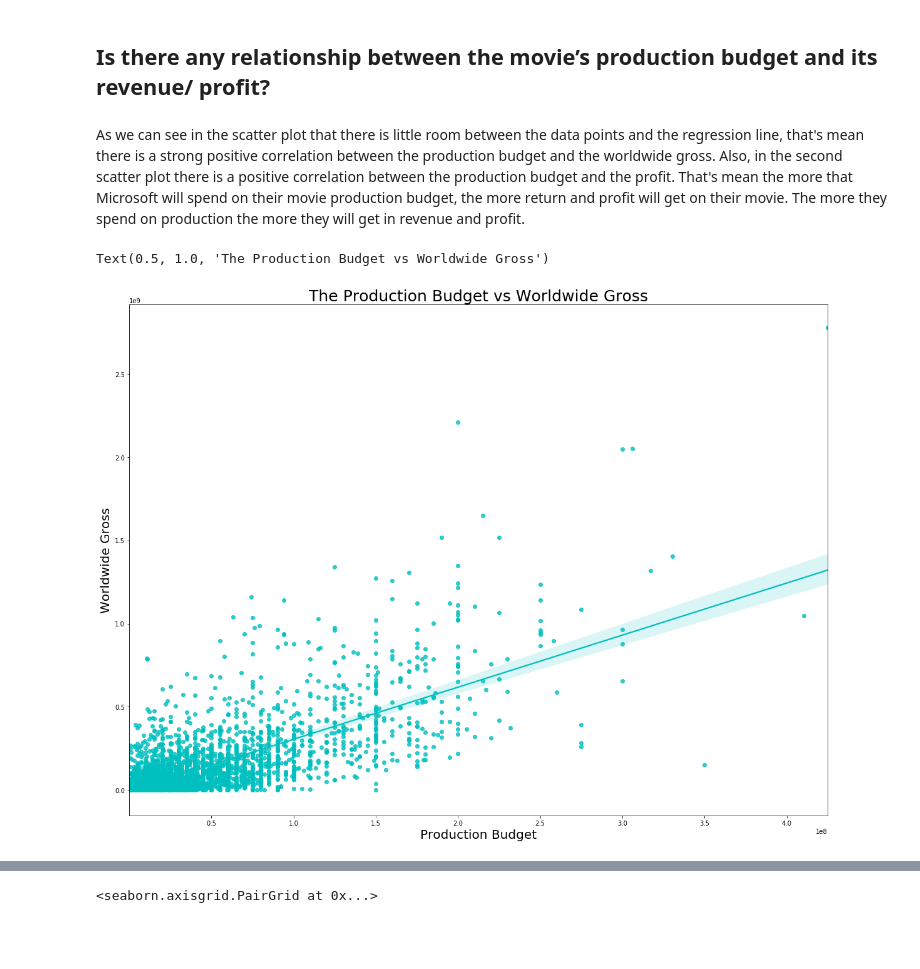
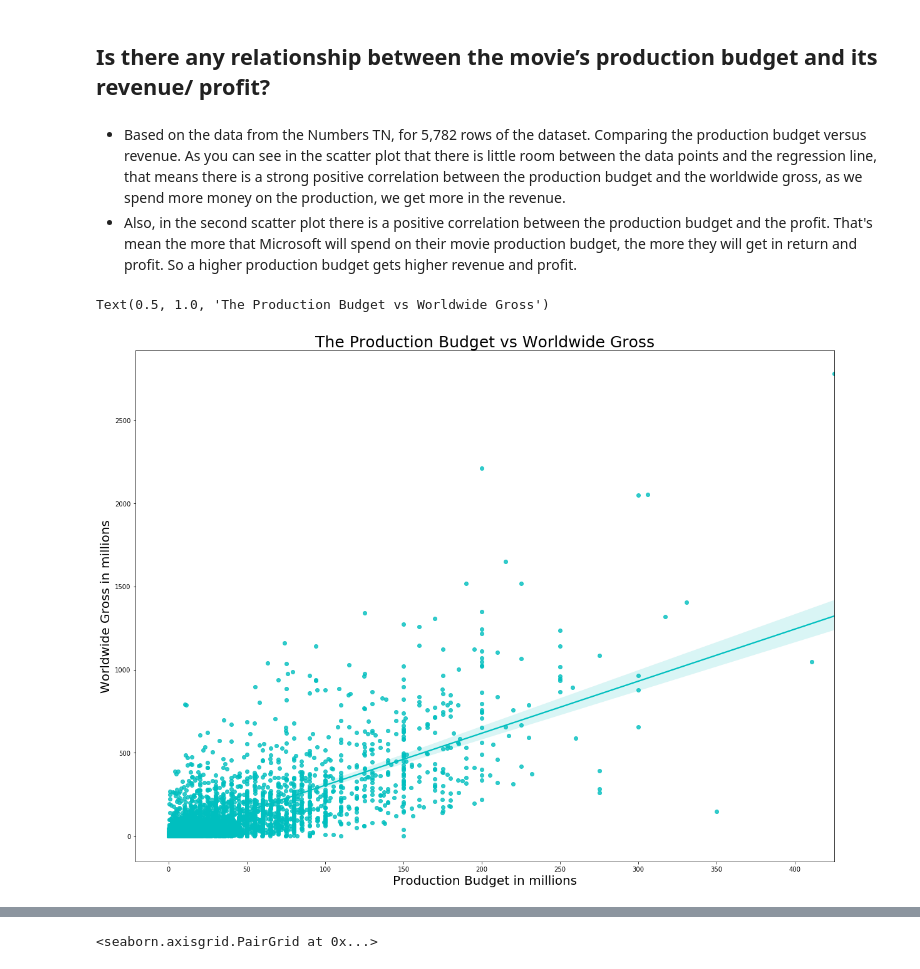
Before and after one commit to HudaKas/Microsoft-Movie-Analysis, a Jupyter notebook: Analysis notebook.ipynb, the cells around one changed output, grey strips where cells are left out. Drawn from its saved outputs; the diff is of its cells as text; code cells hidden in the pictures; blank space fills up the shorter version.

```diff
--- a/Analysis notebook.ipynb
+++ b/Analysis notebook.ipynb
@@ -366,15 +275,17 @@ df00.describe()# our data is skewed because the mean is larger than median(50th
 # %% [markdown]
-As we can see in the scatter plot that there is little room between the data points and the regression line, that's mean there is a strong positive correlation between the production budget and the worldwide gross. Also, in the second scatter plot there is a positive correlation between the production budget and the profit. That's mean the more that Microsoft will spend on their movie production budget, the more return and profit will get on their movie. The more they spend on production the more they will get in revenue and profit.
+- Based on the data from the Numbers TN, for 5,782 rows of the dataset. Comparing the production budget versus revenue. As you can see in the scatter plot that there is little room between the data points and the regression line, that means there is a strong positive correlation between the production budget and the worldwide gross, as we spend more money on the production, we get more in the revenue.
+- Also, in the second scatter plot there is a positive correlation between the production budget and the profit. That's mean the more that Microsoft will spend on their movie production budget, the more they will get in return and profit. So a higher production budget gets higher revenue and profit.
 # %%
 fig_dims = (20, 15)
 fig, ax = plt.subplots(figsize=fig_dims)
-sns.regplot(data=df00, x="production_budget", y="worldwide_gross", color= "c",ax=ax,x_jitter=0.05)
-plt.xlabel('Production Budget',fontsize=20)
-plt.ylabel('Worldwide Gross',fontsize=20)
+sns.regplot(data=df00, x=df00["production_budget"]/1000000, y=df00["worldwide_gross"]/1000000,
+            color= "c",ax=ax,x_jitter=0.05)
+plt.xlabel('Production Budget in millions',fontsize=20)
+plt.ylabel('Worldwide Gross in millions',fontsize=20)
 plt.title("The Production Budget vs Worldwide Gross", fontsize=25)
 # %% [output]
 Text(0.5, 1.0, 'The Production Budget vs Worldwide Gross')
-[figure, old version]
+[figure, new version]
 # %%
 fig_dims = (20, 15)
 fig, ax = plt.subplots(figsize=fig_dims)
```
Also changed, not shown: parts of 32 cells of this notebook, 2 other files.
